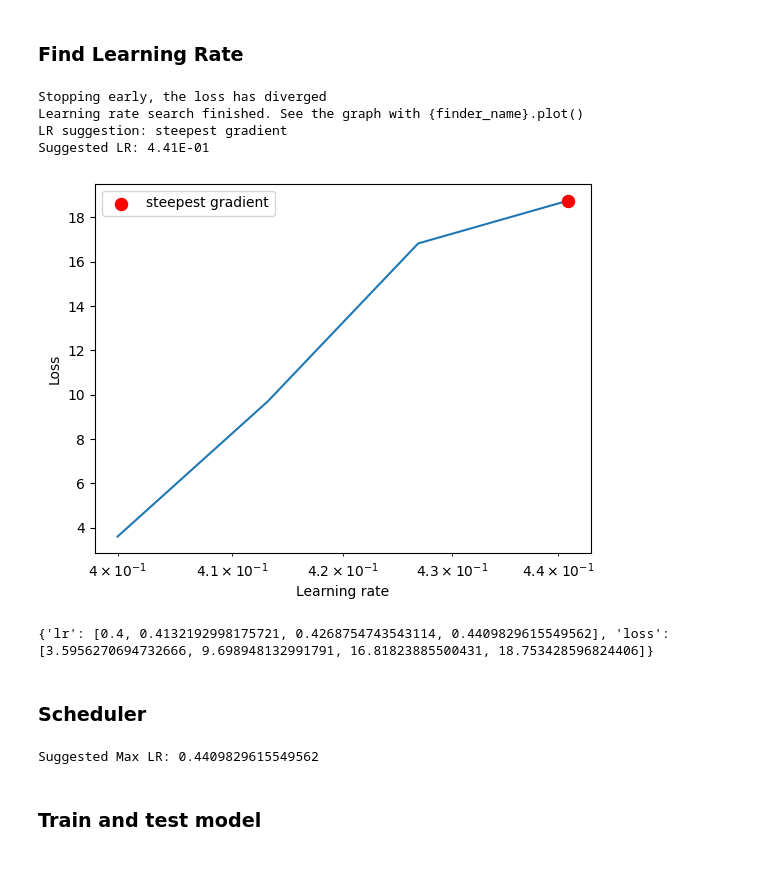
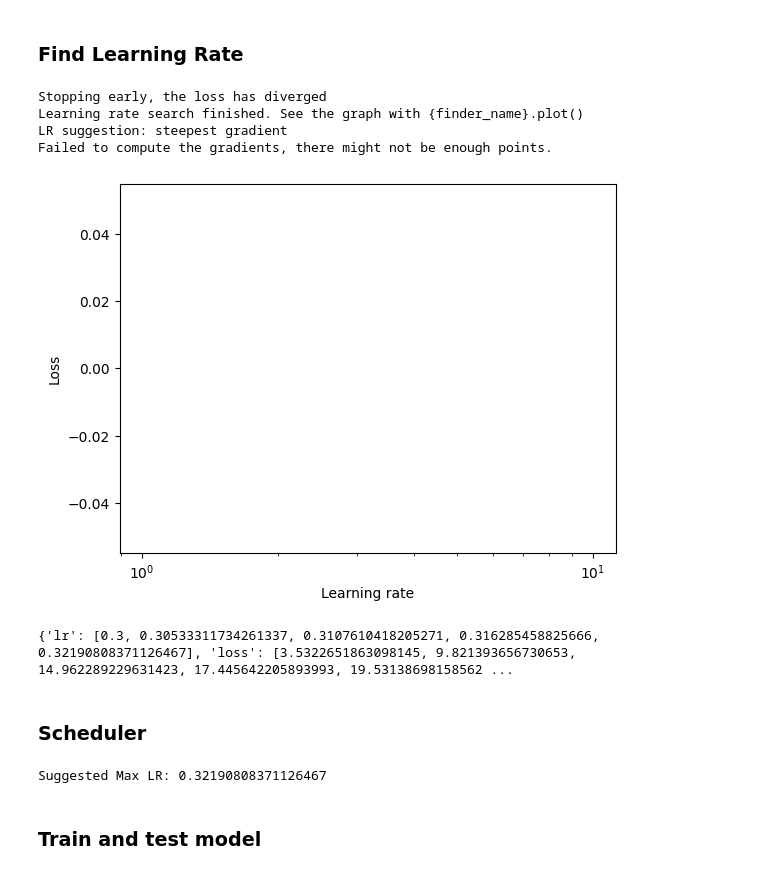
Before and after one commit to nviraj/era-v1, a Jupyter notebook: Session 10/Submission/ERA V1 - Viraj - Assignment 10.ipynb, the cells around one changed output. Saved outputs shown, nothing was run; the diff lists cells and outputs as text; code cells hidden in the pictures.

Commit message:
LR finder changes

```diff
--- a/Session 10/Submission/ERA V1 - Viraj - Assignment 10.ipynb
+++ b/Session 10/Submission/ERA V1 - Viraj - Assignment 10.ipynb
@@ -313,29 +313,29 @@ criterion = torch.nn.CrossEntropyLoss()
 # %%
 # Use LR Finder to find the best starting learning rate
 # https://github.com/davidtvs/pytorch-lr-finder
 # https://github.com/davidtvs/pytorch-lr-finder#notes
 # https://github.com/davidtvs/pytorch-lr-finder/blob/master/torch_lr_finder/lr_finder.py
 
 # Create LR finder object
-lr_finder = LRFinder(model, optimizer, criterion, device=device)
+lr_finder = LRFinder(model, optimizer, criterion)
 lr_finder.range_test(
-    train_loader=train_loader, end_lr=10, num_iter=100, step_mode="exp"
+    train_loader=train_loader, end_lr=10, num_iter=200, start_lr = 1E-3
 )
 # https://github.com/davidtvs/pytorch-lr-finder/issues/88
 lr_finder.plot(suggest_lr=True)
 lr_finder.reset()
 # plot.figure.savefig("LRFinder - Suggested Max LR.png")
 # %% [output]
 Stopping early, the loss has diverged
 Learning rate search finished. See the graph with {finder_name}.plot()
 LR suggestion: steepest gradient
-Suggested LR: 4.41E-01
+Failed to compute the gradients, there might not be enough points.
-[figure, old version]
+[figure, new version]
 # %%
 print(lr_finder.history)
 suggested_lr = lr_finder.history['lr'][-1]
 # %% [output]
-{'lr': [0.4, 0.4132192998175721, 0.4268754743543114, 0.4409829615549562], 'loss': [3.5956270694732666, 9.698948132991791, 16.81823885500431, 18.753428596824406]}
+{'lr': [0.3, 0.30533311734261337, 0.3107610418205271, 0.316285458825666, 0.32190808371126467], 'loss': [3.5322651863098145, 9.821393656730653, 14.962289229631423, 17.445642205893993, 19.53138698158562 ...
 # %% [markdown]
 ### Scheduler
 # %%
@@ -363,7 +363,7 @@ scheduler = OneCycleLR(
     verbose=False,
 )
 # %% [output]
-Suggested Max LR: 0.4409829615549562
+Suggested Max LR: 0.32190808371126467
 # %% [markdown]
 ### Train and test model
 # %%
```
Also changed, not shown: parts of 7 cells of this notebook.
